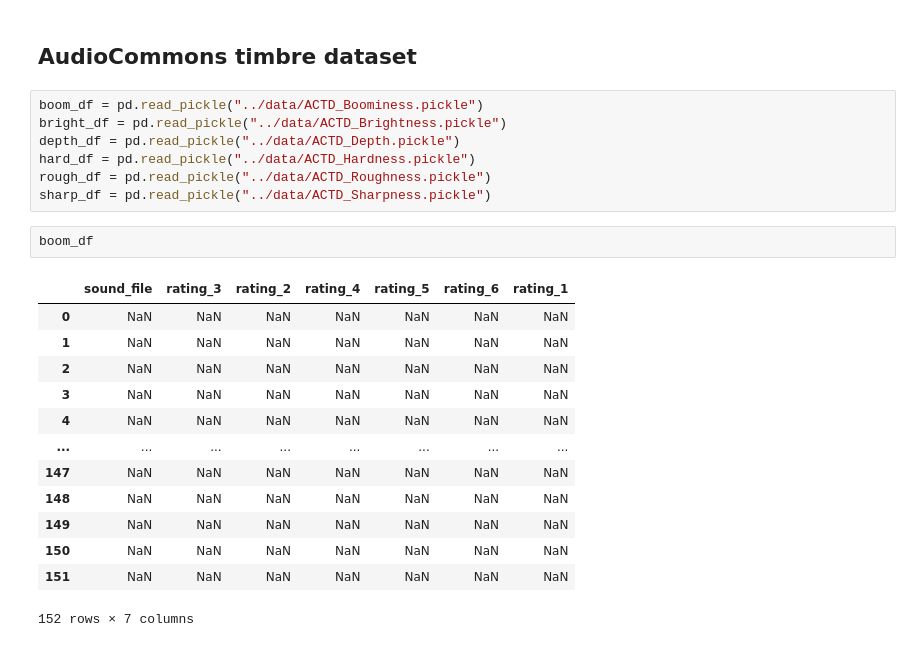
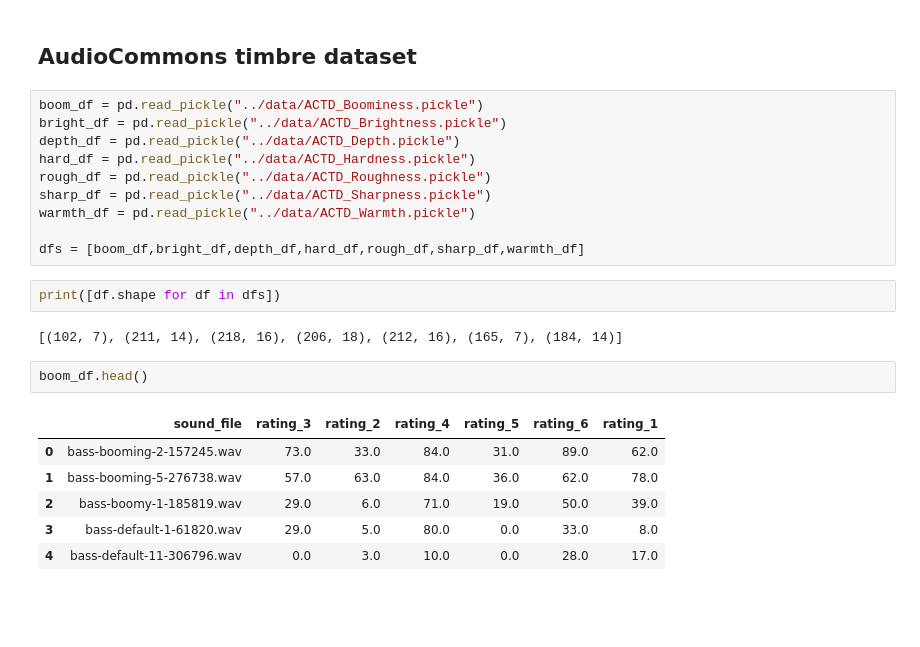
Before and after one commit to pjmcc2/timbre_tags, a Jupyter notebook: scripts/val_data_eda.ipynb, the cells around one changed output. Drawn from its saved outputs; the diff is of its cells as text; blank space fills up the shorter version.

```diff
--- a/scripts/val_data_eda.ipynb
+++ b/scripts/val_data_eda.ipynb
@@ -106,19 +106,19 @@ depth_df = pd.read_pickle("../data/ACTD_Depth.pickle")
 hard_df = pd.read_pickle("../data/ACTD_Hardness.pickle")
 rough_df = pd.read_pickle("../data/ACTD_Roughness.pickle")
 sharp_df = pd.read_pickle("../data/ACTD_Sharpness.pickle")
+warmth_df = pd.read_pickle("../data/ACTD_Warmth.pickle")
+
+dfs = [boom_df,bright_df,depth_df,hard_df,rough_df,sharp_df,warmth_df]
+# %%
+print([df.shape for df in dfs])
+# %% [output]
+[(102, 7), (211, 14), (218, 16), (206, 18), (212, 16), (165, 7), (184, 14)]
 # %%
-boom_df
+boom_df.head()
 # %% [output]
 |  | sound_file | rating_3 | rating_2 | rating_4 | rating_5 | rating_6 | rating_1 |
-| 0 | NaN | NaN | NaN | NaN | NaN | NaN | NaN |
-| 1 | NaN | NaN | NaN | NaN | NaN | NaN | NaN |
-| 2 | NaN | NaN | NaN | NaN | NaN | NaN | NaN |
-| 3 | NaN | NaN | NaN | NaN | NaN | NaN | NaN |
-| 4 | NaN | NaN | NaN | NaN | NaN | NaN | NaN |
-| ... | ... | ... | ... | ... | ... | ... | ... |
-| 147 | NaN | NaN | NaN | NaN | NaN | NaN | NaN |
-| 148 | NaN | NaN | NaN | NaN | NaN | NaN | NaN |
-| 149 | NaN | NaN | NaN | NaN | NaN | NaN | NaN |
-| 150 | NaN | NaN | NaN | NaN | NaN | NaN | NaN |
-| 151 | NaN | NaN | NaN | NaN | NaN | NaN | NaN |
+| 0 | bass-booming-2-157245.wav | 73.0 | 33.0 | 84.0 | 31.0 | 89.0 | 62.0 |
+| 1 | bass-booming-5-276738.wav | 57.0 | 63.0 | 84.0 | 36.0 | 62.0 | 78.0 |
+| 2 | bass-boomy-1-185819.wav | 29.0 | 6.0 | 71.0 | 19.0 | 50.0 | 39.0 |
+| 3 | bass-default-1-61820.wav | 29.0 | 5.0 | 80.0 | 0.0 | 33.0 | 8.0 |
+| 4 | bass-default-11-306796.wav | 0.0 | 3.0 | 10.0 | 0.0 | 28.0 | 17.0 |
-152 rows × 7 columns
```
Also changed, not shown: parts of 11 cells of this notebook, 4 other files.
